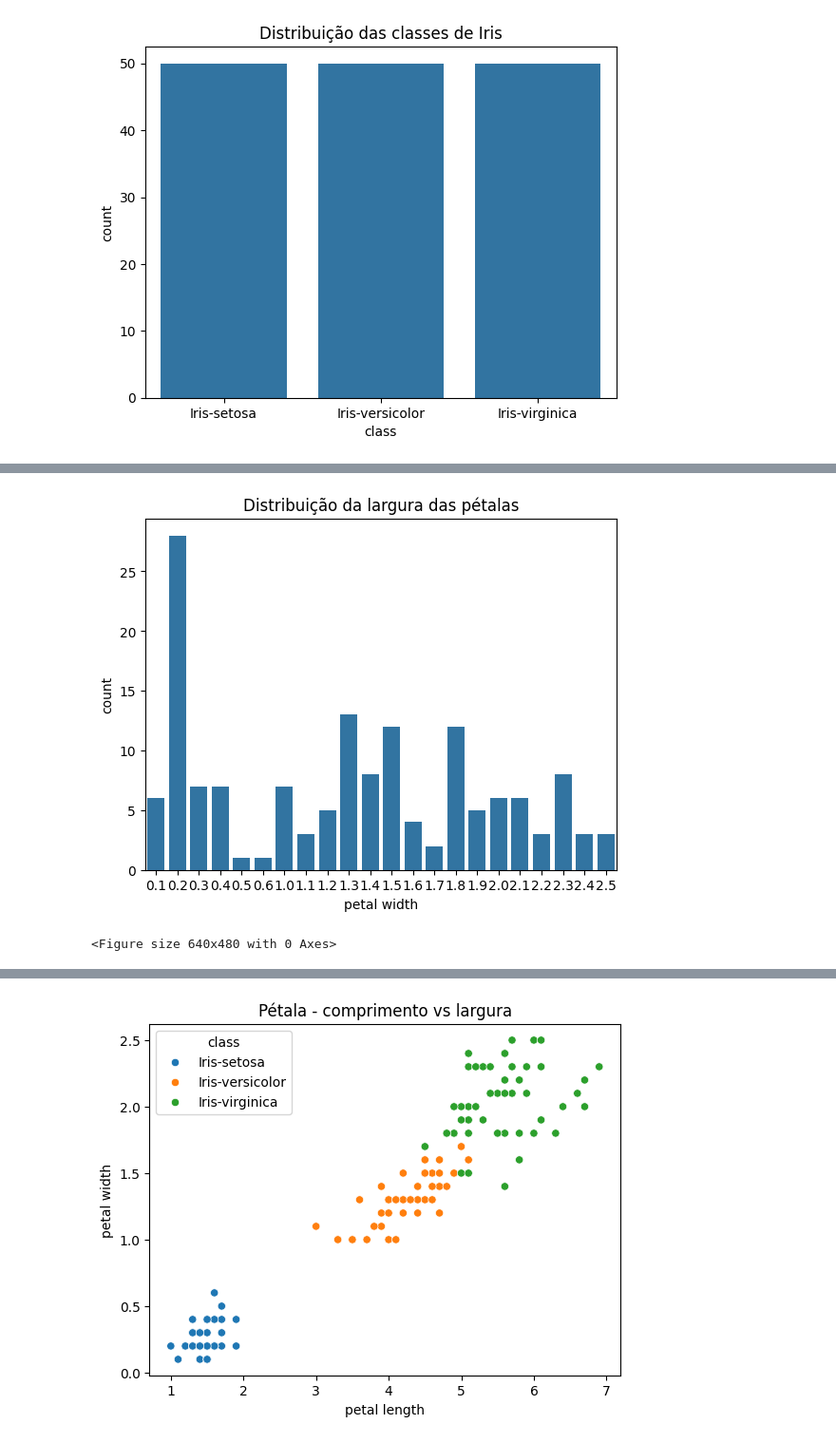
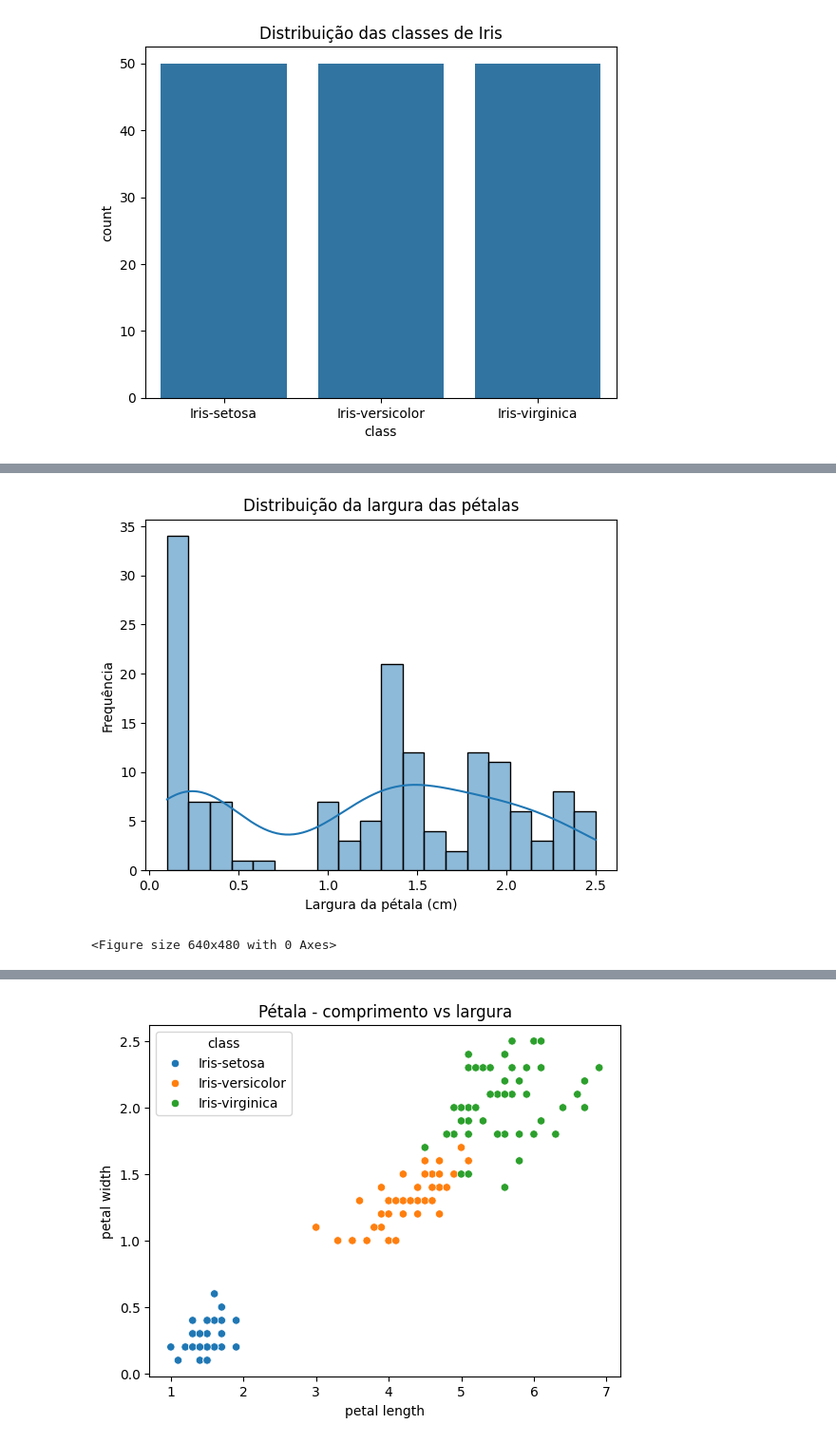
Before and after one commit to biadybowski/I.A-com-dataset-Iris, a Jupyter notebook: Iris.ipynb, the cells around one changed output, grey strips where cells are left out. Shown at 95% size. Saved outputs shown, nothing was run; the diff lists cells and outputs as text; code cells hidden in the pictures.

```diff
--- a/Iris.ipynb
+++ b/Iris.ipynb
@@ -55,7 +55,3 @@ ou externo, um programa oper�vel ou um arquivo em lotes.
 4         class   Target  ...  None             no
 
 [5 rows x 7 columns]
-# %%
-#juntando X e y em um unico dataframe
-df = pd.concat([X, y], axis=1)
-df.head()
@@ -128,12 +121,14 @@ plt.savefig('distribuicao_sepal_width.png')
 <Figure size 640x480 with 0 Axes>
 # %%
 #visualizando a distribuicao do comprimento das petalas
-sns.countplot(data=df, x='petal width')
+sns.histplot(data=df, x='petal width', bins=20, kde=True)
 plt.title('Distribuição da largura das pétalas')
+plt.xlabel('Largura da pétala (cm)')
+plt.ylabel('Frequência')
 plt.show()
 plt.savefig('distribuicao_petal_width.png')
 # %% [output]
-[figure, old version]
+[figure, new version]
 <Figure size 640x480 with 0 Axes>
 # %%
 #visualizando a distribuicao do comprimento das petalas
```
Also changed, not shown: parts of 4 cells of this notebook, 2 other files.
